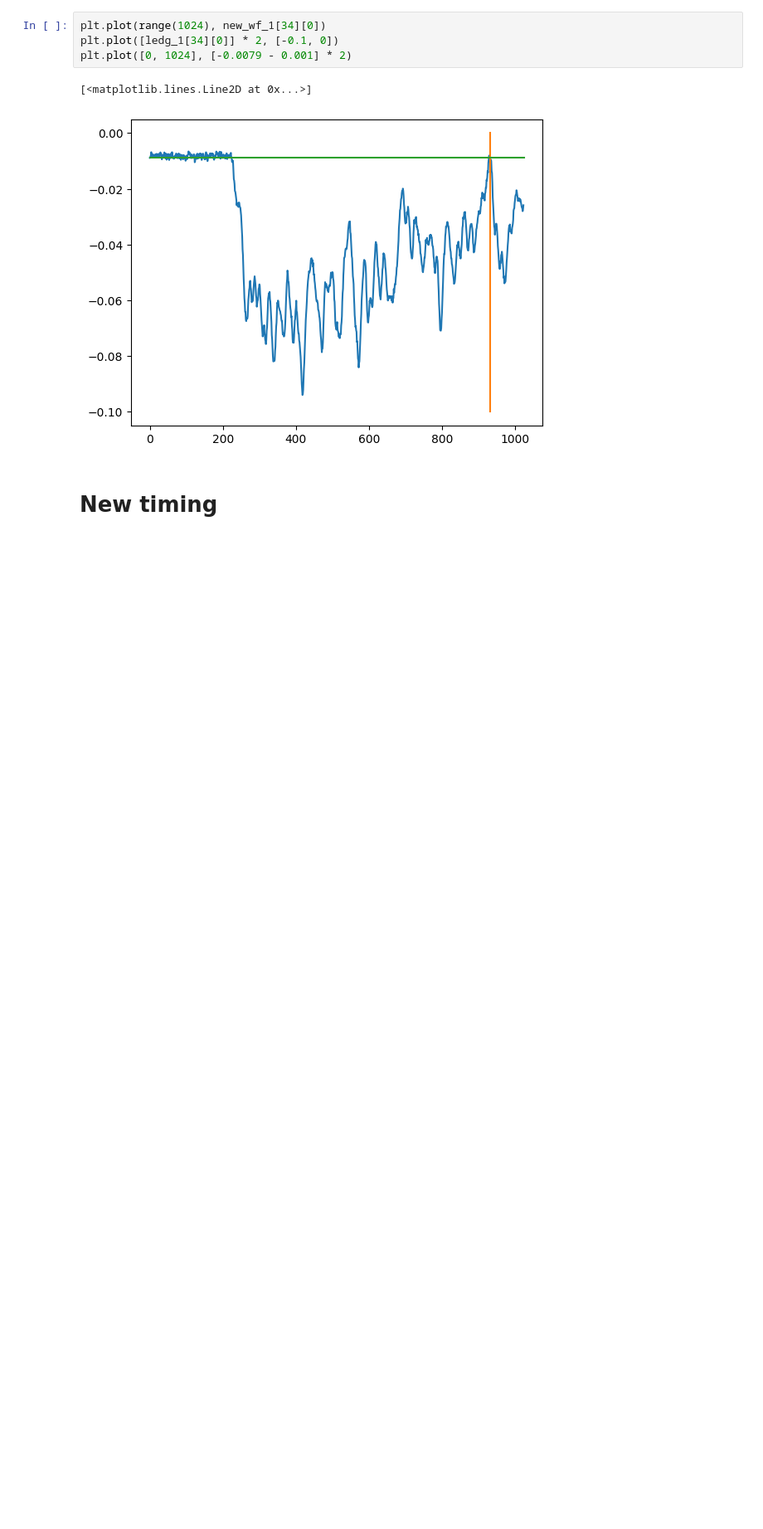
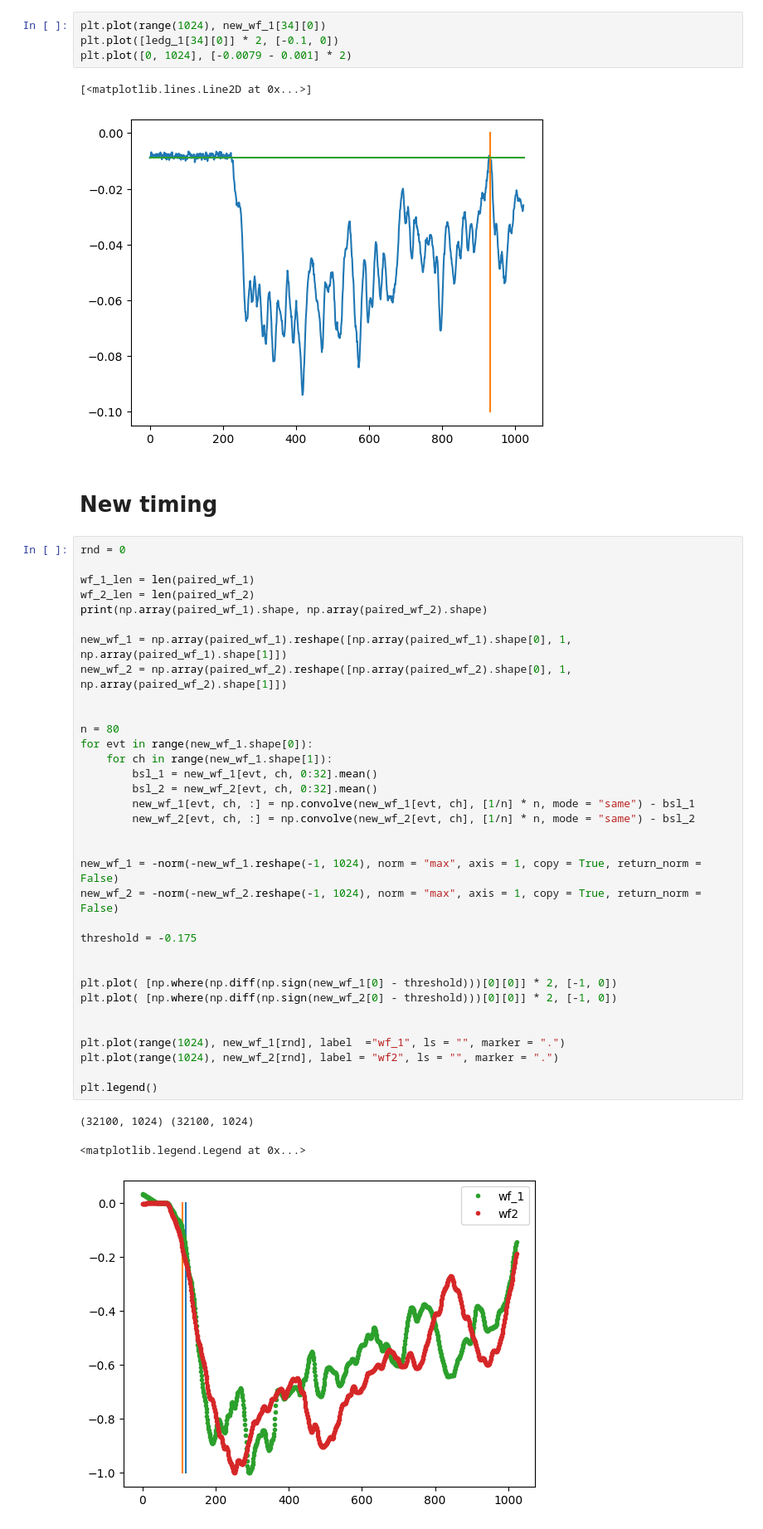
Before and after one commit to 0-DvD-0/Sfera, a Jupyter notebook: Jupyter/timing_waveforms_v2.ipynb, the cells around one changed output. Shown at 83% size. Saved outputs shown, nothing was run; the diff lists cells and outputs as text; blank space fills up the shorter version.

```diff
--- a/Jupyter/timing_waveforms_v2.ipynb
+++ b/Jupyter/timing_waveforms_v2.ipynb
@@ -607,3 +618,41 @@ plt.plot([0, 1024], [-0.0079 - 0.001] * 2)
 [figure]
 # %% [markdown]
 # New timing
+# %%
+rnd = 0
+
+wf_1_len = len(paired_wf_1)
+wf_2_len = len(paired_wf_2)
+print(np.array(paired_wf_1).shape, np.array(paired_wf_2).shape)
+
+new_wf_1 = np.array(paired_wf_1).reshape([np.array(paired_wf_1).shape[0], 1, np.array(paired_wf_1).shape[1]])
+new_wf_2 = np.array(paired_wf_2).reshape([np.array(paired_wf_2).shape[0], 1, np.array(paired_wf_2).shape[1]])
+
+
+n = 80
+for evt in range(new_wf_1.shape[0]):
+    for ch in range(new_wf_1.shape[1]):
+        bsl_1 = new_wf_1[evt, ch, 0:32].mean()
+        bsl_2 = new_wf_2[evt, ch, 0:32].mean()
+        new_wf_1[evt, ch, :] = np.convolve(new_wf_1[evt, ch], [1/n] * n, mode = "same") - bsl_1
+        new_wf_2[evt, ch, :] = np.convolve(new_wf_2[evt, ch], [1/n] * n, mode = "same") - bsl_2
+
+
+new_wf_1 = -norm(-new_wf_1.reshape(-1, 1024), norm = "max", axis = 1, copy = True, return_norm = False)
+new_wf_2 = -norm(-new_wf_2.reshape(-1, 1024), norm = "max", axis = 1, copy = True, return_norm = False)
+
+threshold = -0.175
+
+
+plt.plot( [np.where(np.diff(np.sign(new_wf_1[0] - threshold)))[0][0]] * 2, [-1, 0])
+plt.plot( [np.where(np.diff(np.sign(new_wf_2[0] - threshold)))[0][0]] * 2, [-1, 0])
+
+
+plt.plot(range(1024), new_wf_1[rnd], label  ="wf_1", ls = "", marker = ".")
+plt.plot(range(1024), new_wf_2[rnd], label = "wf2", ls = "", marker = ".")
+
+plt.legend()
+# %% [output]
+(32100, 1024) (32100, 1024)
+<matplotlib.legend.Legend at 0x...>
+[figure, added]
```
Also changed, not shown: parts of 11 cells of this notebook.
